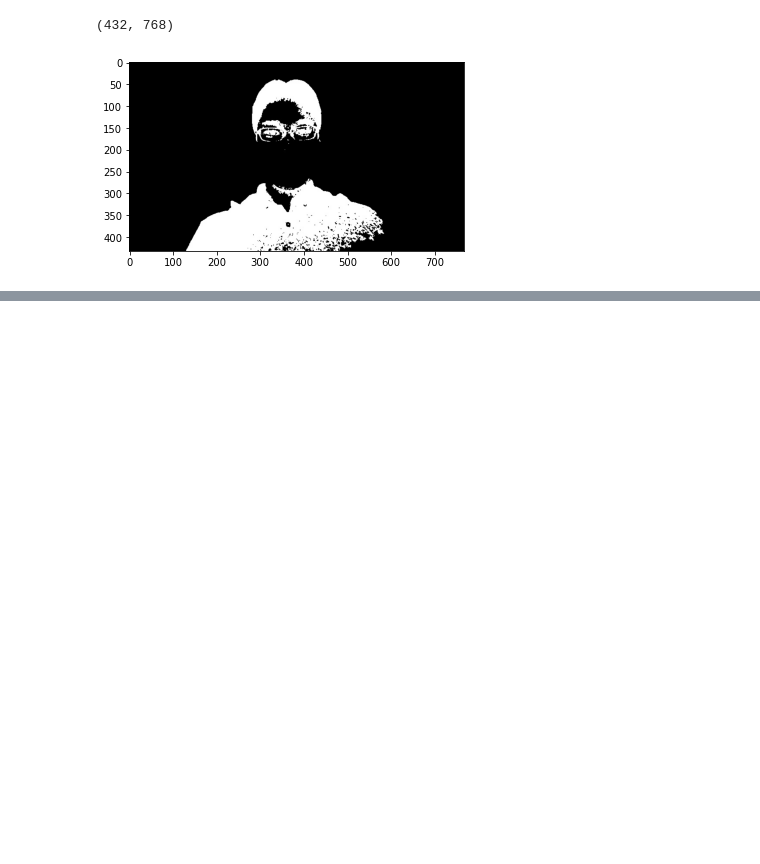
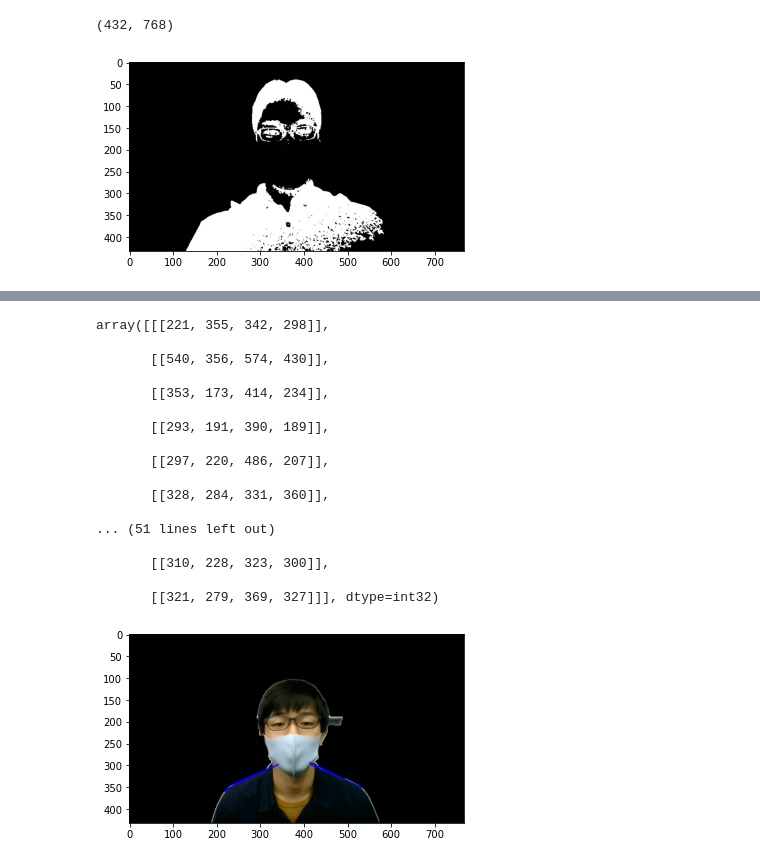
Before and after one commit to ess4536/miso-app, a Jupyter notebook: miso_shoulder.ipynb, the cells around one changed output, grey strips where cells are left out. Saved outputs shown, nothing was run; the diff lists cells and outputs as text; code cells hidden in the pictures; blank space fills up the shorter version.

```diff
--- a/miso_shoulder.ipynb
+++ b/miso_shoulder.ipynb
@@ -750,0 +755,26 @@ class Shoulder(object):
+# %%
+detect_area = [250, 600, 400, 100]
+img = cv2.imread('./data/images/sample3.png')
+color_image = background1(img)
+gray_image = cv2.cvtColor(color_image, cv2.COLOR_BGR2GRAY)
+canny_image = cv2.Canny(gray_image, 50, 110)
+hough_lines_p(color_image, canny_image, detect_area)
+# %% [output]
+array([[[221, 355, 342, 298]],
+
+       [[540, 356, 574, 430]],
+
+       [[353, 173, 414, 234]],
+
+       [[293, 191, 390, 189]],
+
+       [[297, 220, 486, 207]],
+
+       [[328, 284, 331, 360]],
+
+... (51 lines left out)
+
+       [[310, 228, 323, 300]],
+
+       [[321, 279, 369, 327]]], dtype=int32)
+[figure, added]
```
Also changed, not shown: parts of 16 cells of this notebook, 1 other file.
